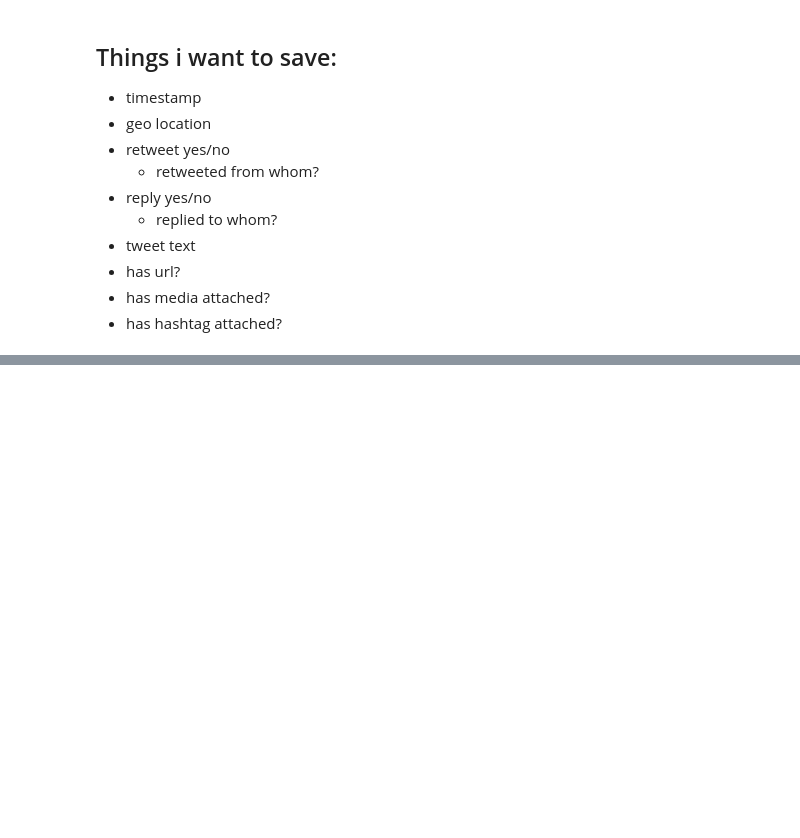
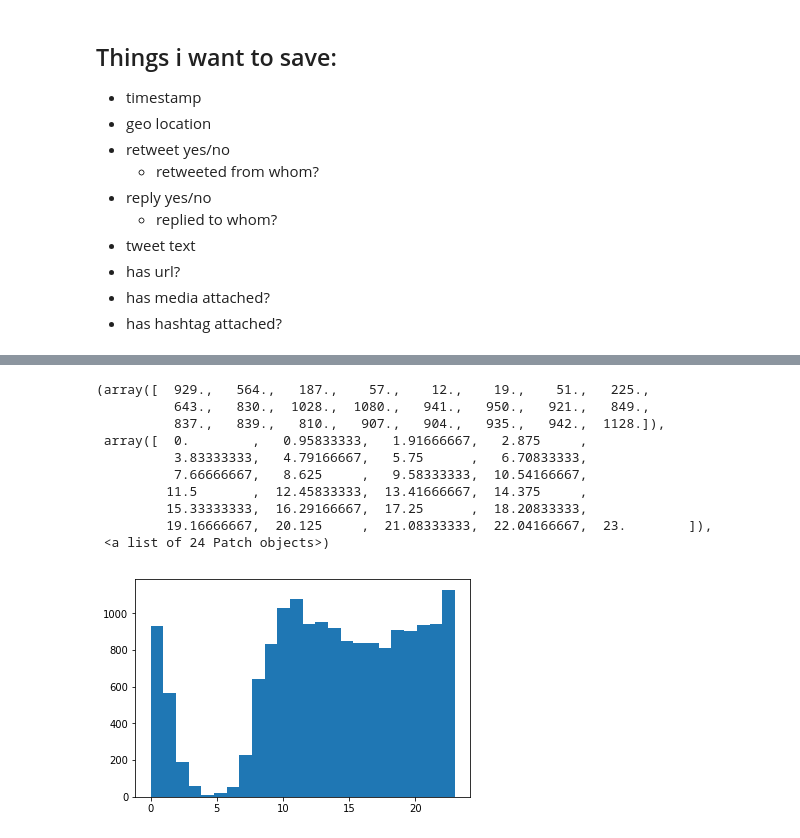
Before and after one commit to gedankenstuecke/twitter-analyser, a Jupyter notebook: archive-analyser.ipynb, the cells around one changed output, grey strips where cells are left out. Saved outputs shown, nothing was run; the diff lists cells and outputs as text; code cells hidden in the pictures; blank space fills up the shorter version.

```diff
--- a/archive-analyser.ipynb
+++ b/archive-analyser.ipynb
@@ -78,9 +78,10 @@ def convert_time(coordinates,time_utc):
     '''
     if coordinates[0] and coordinates[1]:
         timezone_str = tzwhere_.tzNameAt(coordinates[0],coordinates[1])
-        timezone = pytz.timezone(timezone_str)
-        time_obj_local = datetime.datetime.astimezone(time_utc,timezone)
-        return time_obj_local
+        if timezone_str:
+            timezone = pytz.timezone(timezone_str)
+            time_obj_local = datetime.datetime.astimezone(time_utc,timezone)
+            return time_obj_local
 
 def create_dataframe(tweets):
     '''
@@ -106,7 +107,7 @@ def create_dataframe(tweets):
         coordinates = check_coordinates(single_tweet)
         latitude.append(coordinates[0])
         longitude.append(coordinates[1])
-        local_time.append(convert_time(coordinates,utc_time[-1]))
+        local_time.append(convert_time(coordinates,datetime.datetime.strptime(single_tweet['created_at'],'%Y-%m-%d %H:%M:%S %z')))
         hashtag.append(check_hashtag(single_tweet))
         media.append(check_media(single_tweet))
         url.append(check_url(single_tweet))
@@ -133,3 +134,26 @@ def create_dataframe(tweets):
                     'text' : text
     })
     return dataframe
+
+def read_file_index(index_file):
+    with open(index_file) as f:
+        d = f.readlines()[1:]
+        d = "".join(d)
+        d = "[{" + d
+        files = json.loads(d)
+    return files
+
+def read_single_file(fpath):
+    with open(fpath) as f:
+        d = f.readlines()[1:]
+        d = "".join(d)
+        tweets = json.loads(d)
+    return tweets
+
+def read_files(file_list,base_path):
+    data_frames = []
+    for single_file in file_list:
+        tweets = read_single_file(base_path + '/' + single_file['file_name'])
+        df_tweets = create_dataframe(tweets)
+        data_frames.append(df_tweets)
+    return data_frames
@@ -163,0 +160,5 @@ tweet_df
+# %%
+file_index = read_file_index('twitter_archive/data/js/tweet_index.js')
+dataframes = read_files(file_index,'twitter_archive')
+dataframe = pd.concat(dataframes)
+dataframe.sort_values('utc_time',ascending=False)
@@ -163,0 +192,17 @@ tweet_df
+# %%
+hours = []
+for timestamp in list(dataframe[dataframe.local_time.notnull()].local_time.astype(datetime.datetime)):
+    hours.append(timestamp.hour)
+matplotlib.pyplot.hist(hours,bins=24)
+# %% [output]
+(array([  929.,   564.,   187.,    57.,    12.,    19.,    51.,   225.,
+          643.,   830.,  1028.,  1080.,   941.,   950.,   921.,   849.,
+          837.,   839.,   810.,   907.,   904.,   935.,   942.,  1128.]),
+ array([  0.        ,   0.95833333,   1.91666667,   2.875     ,
+          3.83333333,   4.79166667,   5.75      ,   6.70833333,
+          7.66666667,   8.625     ,   9.58333333,  10.54166667,
+         11.5       ,  12.45833333,  13.41666667,  14.375     ,
+         15.33333333,  16.29166667,  17.25      ,  18.20833333,
+         19.16666667,  20.125     ,  21.08333333,  22.04166667,  23.        ]),
+ <a list of 24 Patch objects>)
+[figure, added]
```
Also changed, not shown: parts of 6 cells of this notebook.
